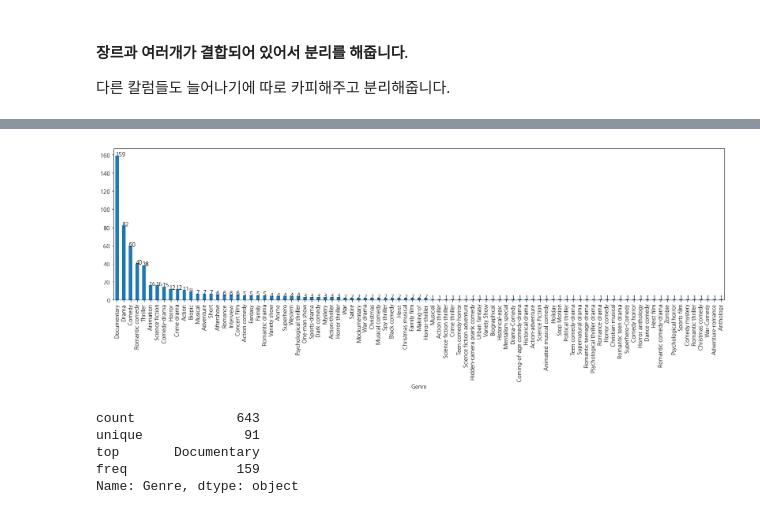
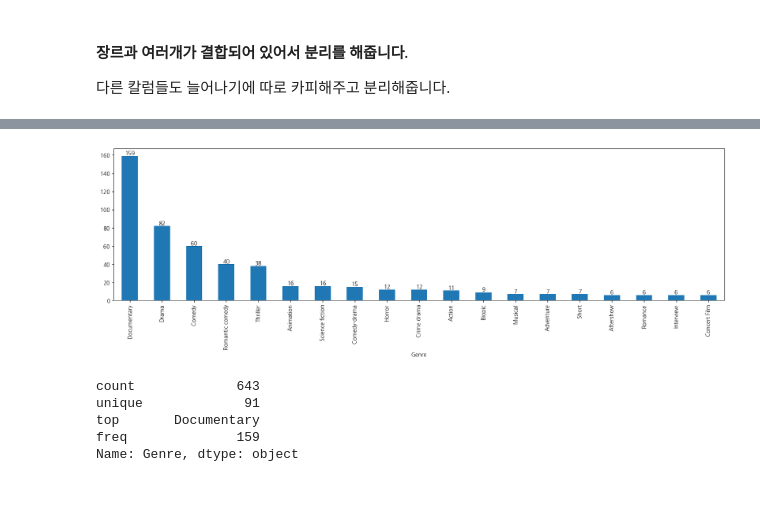
Before and after one commit to bluecloud96/netflix_data_analysis, a Jupyter notebook: Netflix_EDA.ipynb, the cells around one changed output, grey strips where cells are left out. Saved outputs shown, nothing was run; the diff lists cells and outputs as text; code cells hidden in the pictures.

```diff
--- a/Netflix_EDA.ipynb
+++ b/Netflix_EDA.ipynb
@@ -71,9 +71,13 @@ sorted_language_df = language_df['Language'].value_counts().index
+# %%
+language_count_5_over = language_count[language_count > 5].reset_index()
+# %%
+language_list = language_count_5_over['Language']
 # %%
 plt.figure(figsize=(20,5))
 ax=sns.countplot(
     x='Language',
     data=language_df,
-    order=sorted_language_df,
+    order=language_list,
     palette="pastel"
 )
 for p in ax.patches:
@@ -82,6 +86,6 @@ for p in ax.patches:
             '{:1.0f}'.format(height),
             ha="center")
 
-plt.title('번역된 언어 수')
+plt.title('번역된 언어 수(개수가 5개 이상)')
 plt.show()
 # %% [output]
@@ -269,3 +277,5 @@ genre_df = genre_df.explode('Genre')
 genre_df['Genre'] = genre_df['Genre'].str.strip()
 # %%
 genre_count_df = genre_df['Genre'].value_counts()
+# %%
+genre_count_5_over = genre_count_df[genre_count_df > 5]
@@ -272,13 +302,13 @@ genre_count_df = genre_df['Genre'].value_counts()
 # %%
 plt.figure(figsize=(20,5))
-ax = genre_count_df.plot(kind="bar")
+ax = genre_count_5_over.plot(kind="bar")
 
 for p in ax.patches:
-    ax.annotate(str(p.get_height()),(p.get_x(), p.get_height()))
+    ax.annotate(str(p.get_height()),(p.get_x() + p.get_width() / 2., p.get_height()),ha='center', va='bottom')
 
 plt.show()
 # %% [output]
-[figure, old version]
+[figure, new version]
 # %%
 genre_df['Genre'].describe()
 # %% [output]
```
Also changed, not shown: parts of 19 cells of this notebook.
